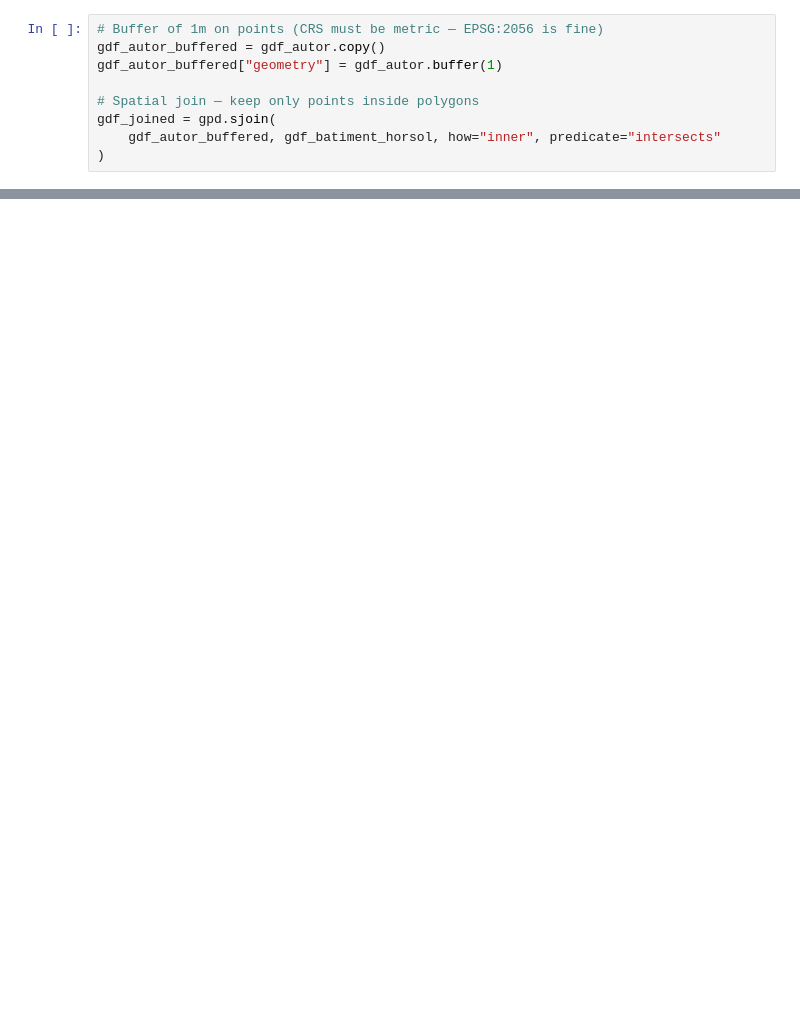
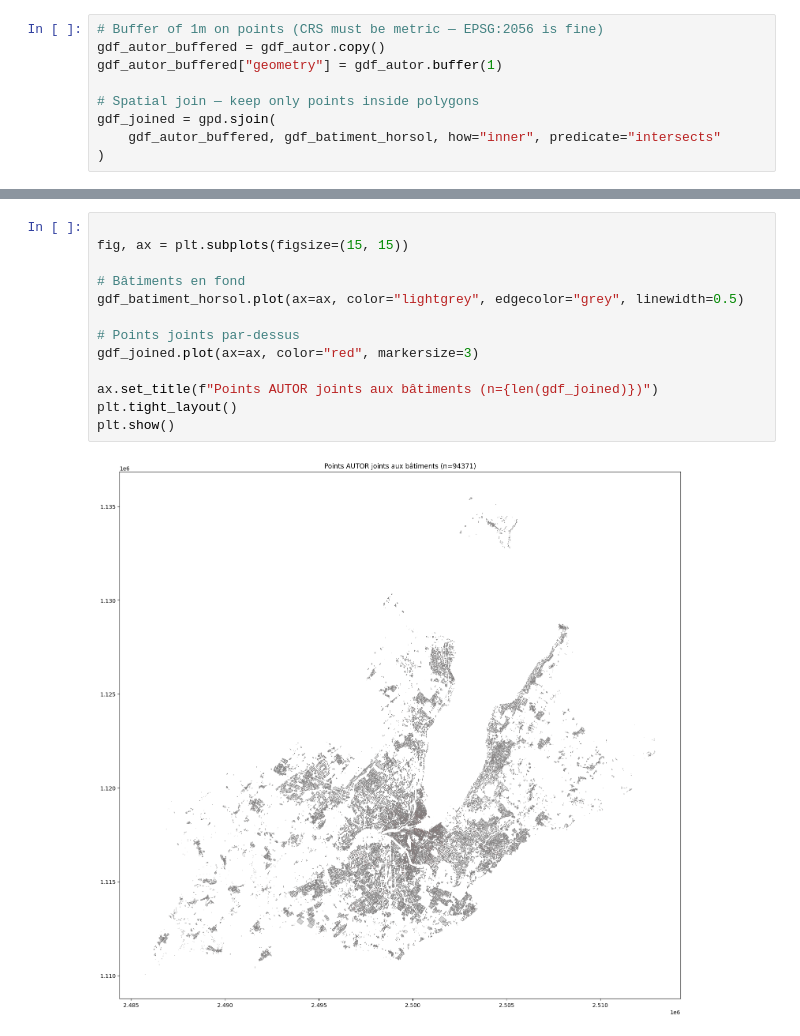
Before and after one commit to denisiglesiasgarcia/calcul_idc_dashboard, a Jupyter notebook: notebook/autor.ipynb, the cells around one changed output, grey strips where cells are left out. Cells and saved outputs as stored; diff of their text form; blank space fills up the shorter version.

```diff
--- a/notebook/autor.ipynb
+++ b/notebook/autor.ipynb
@@ -62,0 +80,15 @@ Index(['ID_DOSSIER', 'TYPE_DOSSIER', 'TYPE_OPERATION', 'NOM_DOSSIER',
+# %%
+
+fig, ax = plt.subplots(figsize=(15, 15))
+
+# Bâtiments en fond
+gdf_batiment_horsol.plot(ax=ax, color="lightgrey", edgecolor="grey", linewidth=0.5)
+
+# Points joints par-dessus
+gdf_joined.plot(ax=ax, color="red", markersize=3)
+
+ax.set_title(f"Points AUTOR joints aux bâtiments (n={len(gdf_joined)})")
+plt.tight_layout()
+plt.show()
+# %% [output]
+[figure, added]
```
Also changed, not shown: parts of 8 cells of this notebook, 4 other files.
